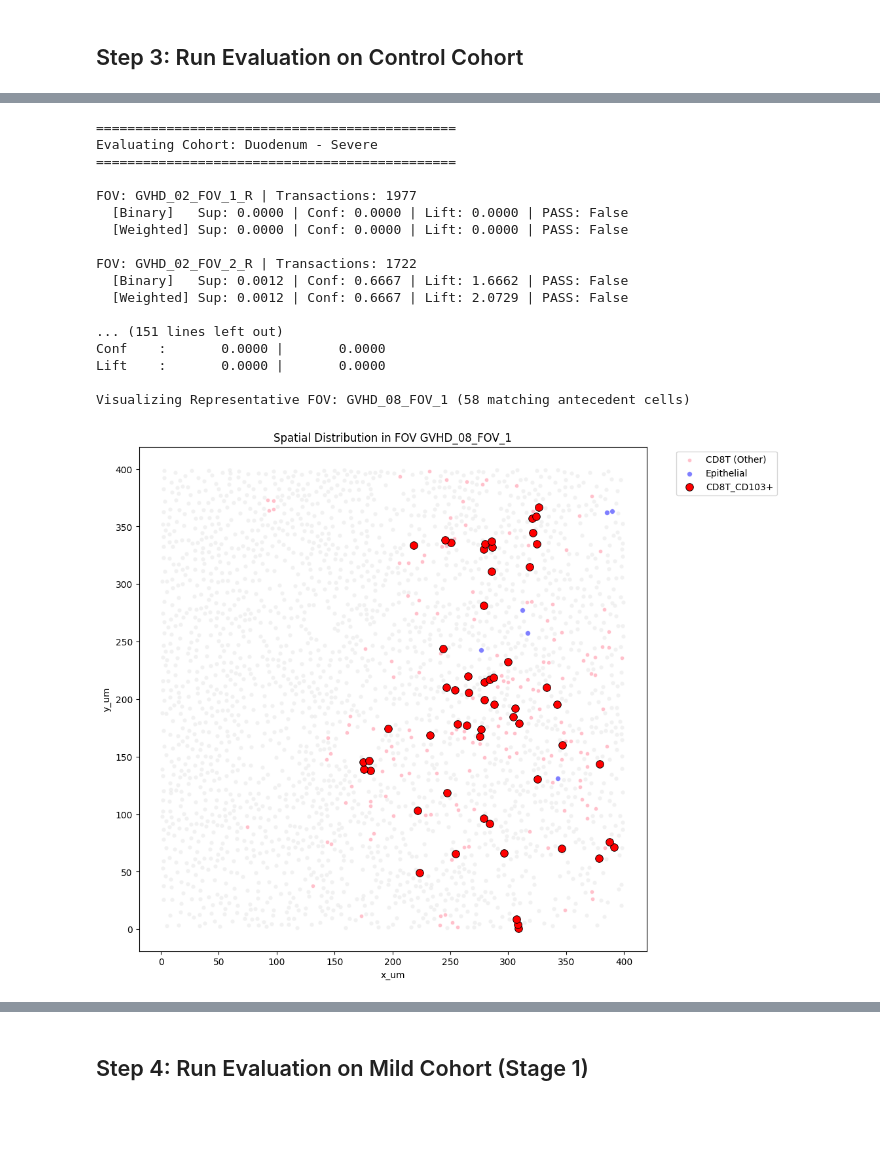
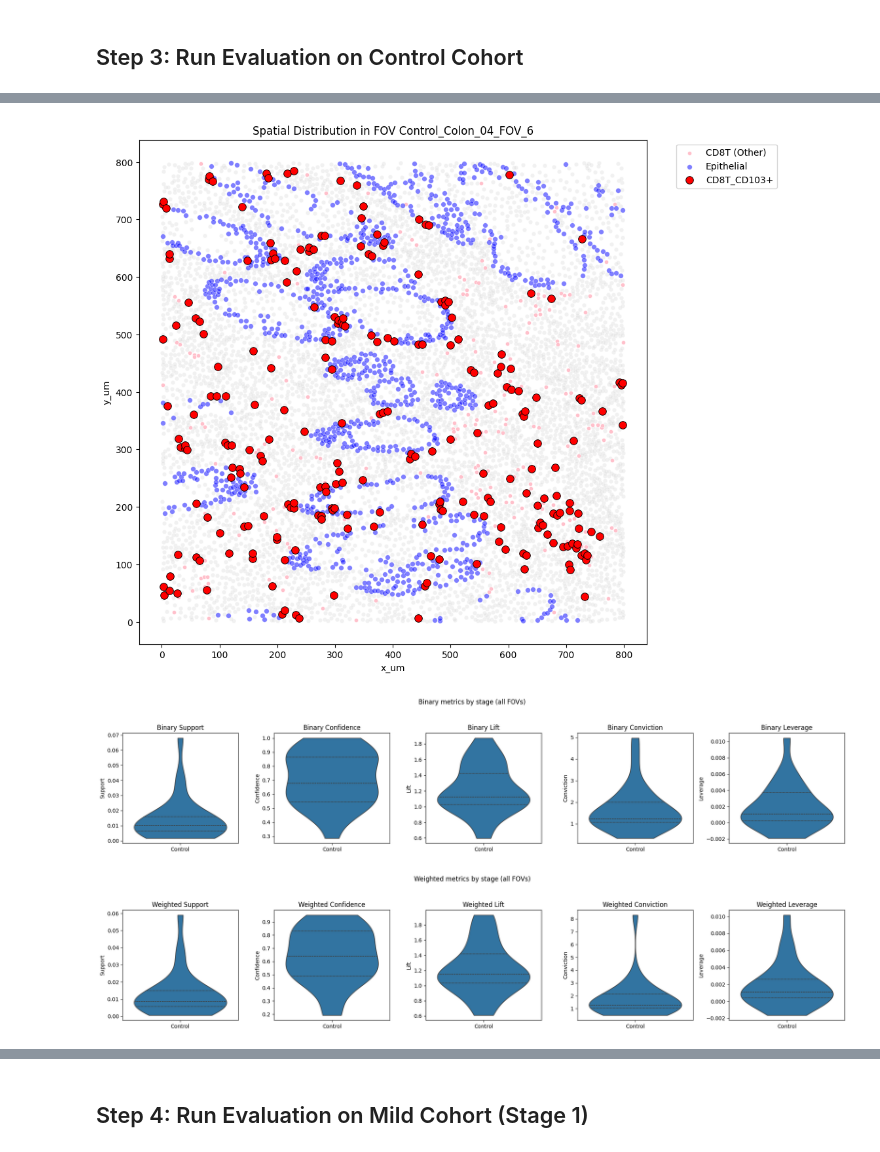
Before and after one commit to rachelbronerHU/bio-association-rule-mining-and-correlation, a Jupyter notebook: visualization/notebooks/investigate_cd8t_cd103_rule.ipynb, the cells around one changed output, grey strips where cells are left out. Saved outputs shown, nothing was run; the diff lists cells and outputs as text; code cells hidden in the pictures; blank space fills up the shorter version.

Commit message:
Add metric plots - per organ x stage

```diff
--- a/visualization/notebooks/investigate_cd8t_cd103_rule.ipynb
+++ b/visualization/notebooks/investigate_cd8t_cd103_rule.ipynb
@@ -44,6 +44,8 @@ MIN_SUPPORT = CONFIG['MIN_SUPPORT']
 MIN_ABS_SUPPORT = CONFIG.get('MIN_ABS_SUPPORT', 5)
 MIN_CONFIDENCE = CONFIG['MIN_CONFIDENCE']
 MIN_LIFT = CONFIG['MIN_LIFT']
+STAGE_COLUMN = "Pathological score"
+STAGE_FOV_METRICS = []
 
 ANTECEDENT_BASE = 'CD8T'
 ANTECEDENT_REQUIRED_MARKERS = ('CD103+',)
@@ -155,6 +157,11 @@ def evaluate_cohort(cohort_name, fov_list, df_cells_all):
 
     max_target_count = -1
     max_target_fov = None
+    fov_metrics = []
+    organ = None
+    stage = cohort_name
+    if " - " in cohort_name:
+        organ, stage = [part.strip() for part in cohort_name.split(" - ", 1)]
 
     def _parse_token(token, suffix):
         token = str(token)
@@ -180,6 +187,14 @@ def evaluate_cohort(cohort_name, fov_list, df_cells_all):
             sum(float(v) for k, v in weighted_trans.items() if _matches_rule_item(k, base, suffix, required_markers)),
             1.0,
         )
+
+    def _conviction(confidence, support_con):
+        if confidence >= 1:
+            return float("inf")
+        denom = 1 - confidence
+        if denom <= 0:
+            return float("inf")
+        return (1 - support_con) / denom
 
     def _rule_item_label(base, required_markers):
         if not required_markers:
@@ -285,6 +300,28 @@ def evaluate_cohort(cohort_name, fov_list, df_cells_all):
         ) / n_trans
         w_conf = w_sup_joint / w_sup_ant if w_sup_ant > 0 else 0
         w_lift = w_conf / w_sup_con if w_sup_con > 0 else 0
+
+        b_leverage = b_sup_joint - (b_sup_ant * b_sup_con)
+        w_leverage = w_sup_joint - (w_sup_ant * w_sup_con)
+        b_conviction = _conviction(b_conf, b_sup_con)
+        w_conviction = _conviction(w_conf, w_sup_con)
+
+        fov_metrics.append({
+            "Cohort": cohort_name,
+            "Organ": organ,
+            "Stage": stage,
+            "FOV": fov,
+            "Binary_support": b_sup_joint,
+            "Binary_confidence": b_conf,
+            "Binary_lift": b_lift,
+            "Binary_conviction": b_conviction,
+            "Binary_leverage": b_leverage,
+            "Weighted_support": w_sup_joint,
+            "Weighted_confidence": w_conf,
+            "Weighted_lift": w_lift,
+            "Weighted_conviction": w_conviction,
+            "Weighted_leverage": w_leverage,
+        })
 
         w_pass = False
         if (
@@ -404,6 +441,8 @@ def evaluate_cohort(cohort_name, fov_list, df_cells_all):
         print(f"\nVisualizing Representative FOV: {max_target_fov} ({max_target_count} matching antecedent cells)")
         _plot_fov(max_target_fov, df_cells_all)
 
+    return pd.DataFrame(fov_metrics)
+
 def _plot_fov(fov, df_cells_all):
     fov_df = df_cells_all[df_cells_all['fov'] == fov].copy()
 
@@ -538,21 +551,5 @@ Visualizing Representative FOV: GVHD_27_FOV_5 (238 matching antecedent cells)
-# %%
-evaluate_cohort("Duodenum - Severe", duodenum_severe_fovs, df_cells)
-# %% [output]
-==============================================
-Evaluating Cohort: Duodenum - Severe
-==============================================
-
-FOV: GVHD_02_FOV_1_R | Transactions: 1977
-  [Binary]   Sup: 0.0000 | Conf: 0.0000 | Lift: 0.0000 | PASS: False
-  [Weighted] Sup: 0.0000 | Conf: 0.0000 | Lift: 0.0000 | PASS: False
-
-FOV: GVHD_02_FOV_2_R | Transactions: 1722
-  [Binary]   Sup: 0.0012 | Conf: 0.6667 | Lift: 1.6662 | PASS: False
-  [Weighted] Sup: 0.0012 | Conf: 0.6667 | Lift: 2.0729 | PASS: False
-
-... (151 lines left out)
-Conf    :       0.0000 |       0.0000
-Lift    :       0.0000 |       0.0000
-
-Visualizing Representative FOV: GVHD_08_FOV_1 (58 matching antecedent cells)
-[figure, removed]
+# %%
+metrics = evaluate_cohort("Colon - Control", colon_control_fovs, df_cells)
+if not metrics.empty:
+    STAGE_FOV_METRICS.append(metrics)
+# %% [output]
@@ -558,0 +573,3 @@ Visualizing Representative FOV: GVHD_08_FOV_1 (58 matching antecedent cells)
+[figure, added]
+[figure, added]
+[figure, added]
```
Also changed, not shown: parts of 13 cells of this notebook, 5 other files.
